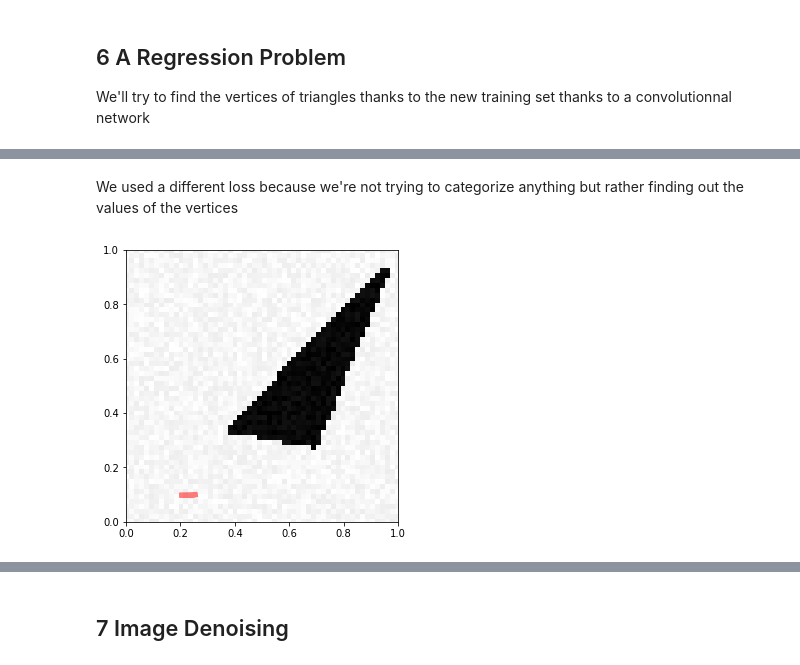
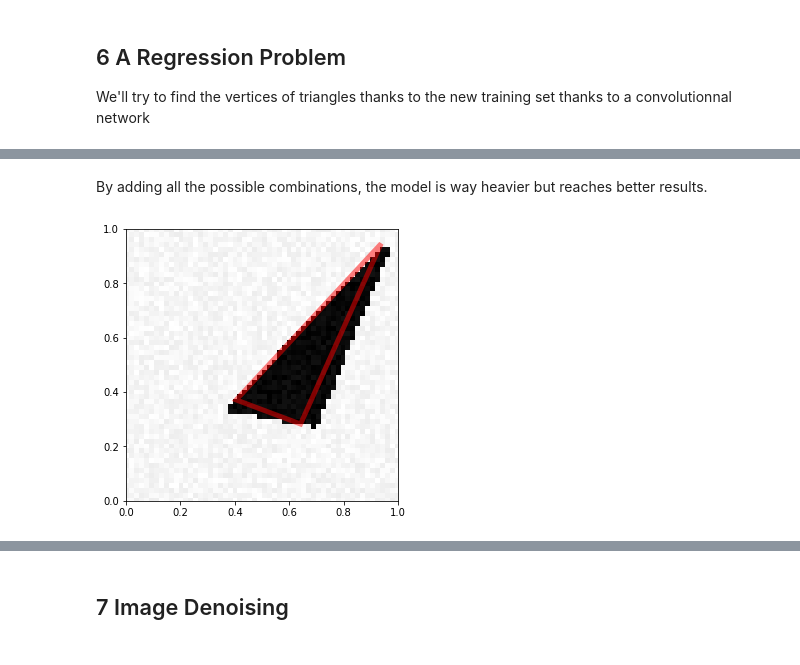
Before and after one commit to lajouanie/Deep_Learning_3A, a Jupyter notebook: MVA MP1.ipynb, the cells around one changed output, grey strips where cells are left out. Drawn from its saved outputs; the diff is of its cells as text; code cells hidden in the pictures.

```diff
--- a/MVA MP1.ipynb
+++ b/MVA MP1.ipynb
@@ -462,0 +433,17 @@ Creating data:
+# %%
+def transform(Y) :
+    Y_trans =np.zeros((Y.shape[0],6,6))
+    for i in range(Y.shape[0]):
+        int_Y = Y[i,:]
+        vect=[]
+        for k in range(3):
+            for j in range(3):
+                for l in range(3):
+                    if j != l and k != j and k !=l:
+                        vect.append(
+                            [int_Y[2 * k], int_Y[2 * k + 1], int_Y[2 * j], int_Y[2 * j + 1], int_Y[2 * l], int_Y[2 * l + 1]])
+        Y_trans[i,:] = np.array(vect)
+    return Y_trans
+# %%
+Y_trans = transform(Y_train)
+Y_test_trans = transform(Y_test)
@@ -463,27 +452,35 @@ Creating data:
+# %%
+import keras.backend.tensorflow_backend as K
+def loss_perm(y_true, y_pred):
+    return K.min(K.sum(K.square(y_pred - y_true), axis=-1), axis=1)
 # %%
-adam = optimizers.Adam(lr=0.001, beta_1=0.9, beta_2=0.995, epsilon=None, decay=0.0, amsgrad=False)
+adam = optimizers.Adam(lr=0.001, beta_1=0.9, beta_2=0.999, epsilon=None, decay=0.01, amsgrad=False)
 classifier = Sequential()
 
 classifier.add(Conv2D(16, (3,3), input_shape=(IMAGE_SIZE, IMAGE_SIZE, 1), activation='relu'))
 classifier.add(MaxPooling2D(pool_size=(2, 2)))
 classifier.add(Conv2D(32, (3,3), input_shape=(IMAGE_SIZE, IMAGE_SIZE, 1), activation='relu'))
 classifier.add(MaxPooling2D(pool_size=(2, 2)))
+classifier.add(Conv2D(64, (3,3), input_shape=(IMAGE_SIZE, IMAGE_SIZE, 1), activation='relu'))
+classifier.add(MaxPooling2D(pool_size=(2, 2)))
 
 classifier.add(Flatten())
 classifier.add(Dense(64,activation='relu'))
-classifier.add(Dropout(0.5))
+classifier.add(Dropout(0.075))
+classifier.add(Dense(6))
+classifier.add(RepeatVector(6))
 
-classifier.add(Dense(6,activation='softmax'))
-
+#train_gen = DataGenerator()
+#valid_gen = DataGenerator(batch_per_epoch=1)
 
 classifier.compile(optimizer = adam,
-                   loss = 'mean_squared_error')
+                   loss = loss_perm)
 
 # Fitting the ANN to the Training set
 classifier.fit(np.reshape(X_train, (X_train.shape[0], IMAGE_SIZE, IMAGE_SIZE, 1)),
-               Y_train,
-               batch_size = 100,
-               epochs =10);
+               Y_trans,
+               batch_size = 256,
+               epochs = 175);
 
-print("loss of the model : ",classifier.evaluate(np.reshape(X_test, (X_test.shape[0], IMAGE_SIZE, IMAGE_SIZE, 1)),Y_test))
+print("loss of the model : ",classifier.evaluate(np.reshape(X_test, (X_test.shape[0], IMAGE_SIZE, IMAGE_SIZE, 1)),Y_test_trans))
 # %% [output]
@@ -507,6 +504,6 @@ loss of the model :  0.18128200431664784
-# %% [markdown]
-We used a different loss because we're not trying to categorize anything but rather finding out the values of the vertices
+# %% [markdown]
+By adding all the possible combinations, the model is way heavier but reaches better results.
 # %%
-visualize_prediction(X_test[0]/np.sum(X_test[0]), classifier.predict(np.reshape(X_test[0],(1,IMAGE_SIZE, IMAGE_SIZE, 1))))
+visualize_prediction(X_test[0], classifier.predict(np.reshape(X_test[0],(1,IMAGE_SIZE, IMAGE_SIZE, 1)))[0,:][0])
 # %% [output]
-[figure, old version]
+[figure, new version]
```
Also changed, not shown: parts of 18 cells of this notebook.
